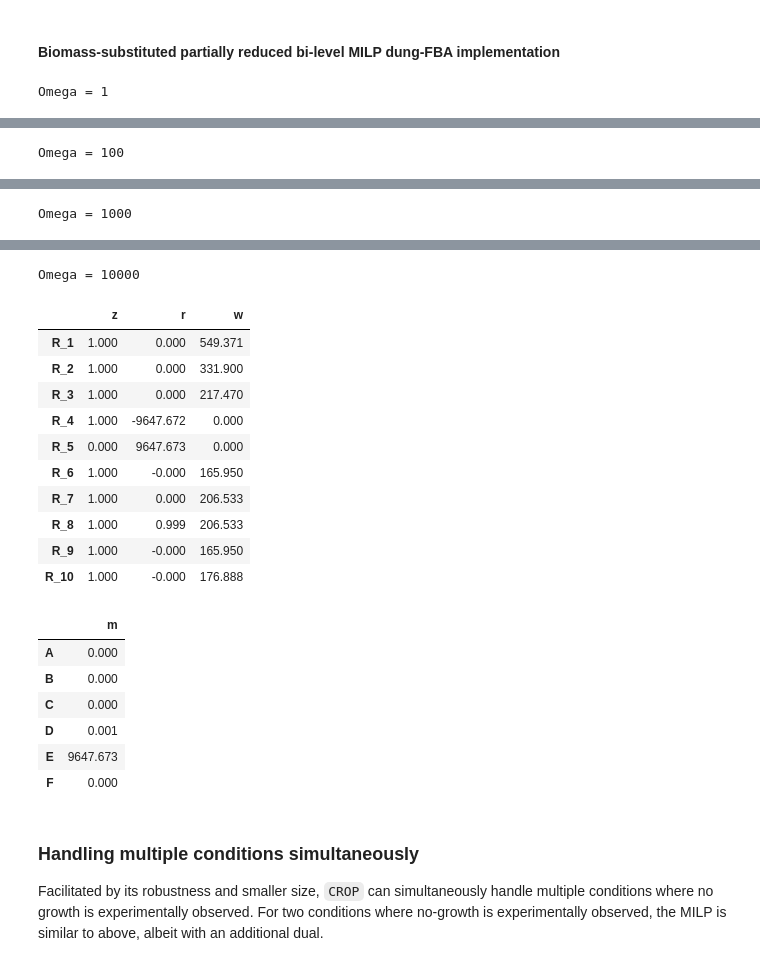
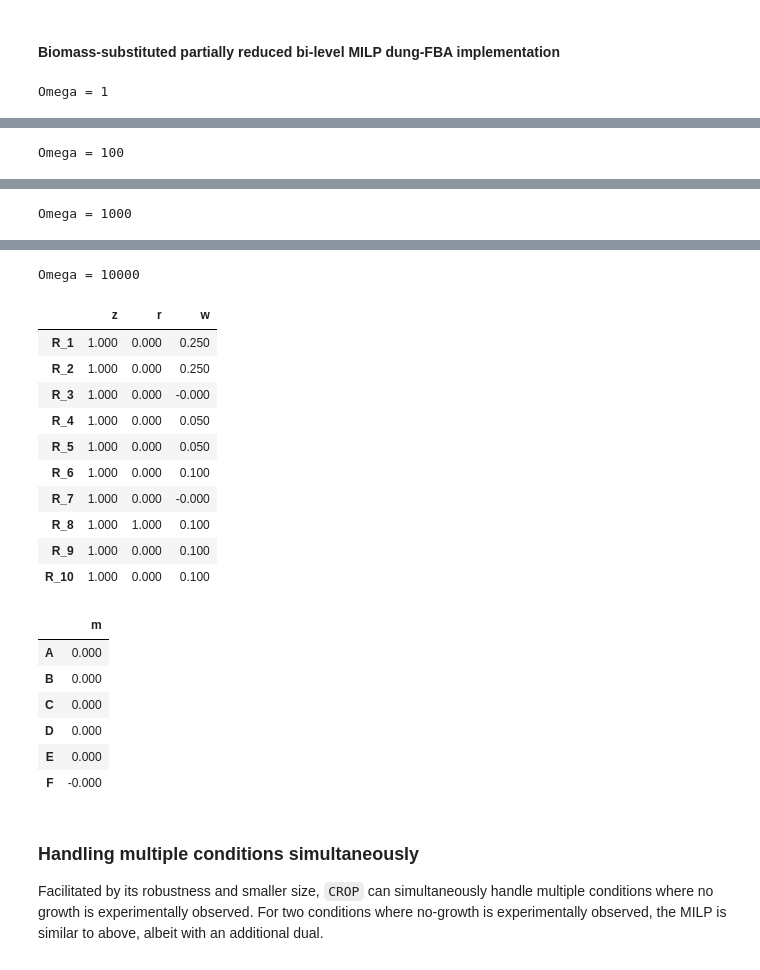
Before and after one commit to pnnl-predictive-phenomics/crop, a Jupyter notebook: docs/notebook/CROP.ipynb, the cells around one changed output, grey strips where cells are left out. Drawn from its saved outputs; the diff is of its cells as text; code cells hidden in the pictures.

```diff
--- a/docs/notebook/CROP.ipynb
+++ b/docs/notebook/CROP.ipynb
@@ -386,7 +383,7 @@ $$\begin{array}{lll}
 # %% [markdown]
 #### LP dung-FBA implementation ####
 # %%
-S = fullS.loc[internal_mets].as_matrix()
+S = fullS.loc[internal_mets].values
 
 nmets,nrxns = S.shape
 v = Variable(nrxns)
@@ -394,10 +391,10 @@ biomass= 7
 
 dung_fba_lp = Problem(
     Maximize( v[biomass] ),
-        [    S*v  == 0,
+        [    S@v  == 0,
              0 <= v,
             v[biomass]  <= 1])
-dung_fba_lp.solve()
+dung_fba_lp.solve(solver=cvxpy.SCIPY)
 display(pd.DataFrame( v.value, index=rxns, columns=['v']))
 # %% [output]
 |  | v |
@@ -655,20 +652,20 @@ Omega   = 1000.0
 w = Variable(nrxns)
 m = Variable(nmets)
 r = Variable(nrxns)
-z = Bool(nrxns)
+z = Variable(nrxns, boolean=True)
 
 dung_fba_partially_reduced = Problem(
-    Minimize( weights.T*(1-z) + B*r[glucose]),
-        [       S.T*m - r       == -c,
-                r[:glucose]     <= Omega*np.eye(glucose)*(1 - z[:glucose]),
+    Minimize( weights.T@(1-z) + B*r[glucose]),
+        [       S.T@m - r       == -c,
+                r[:glucose]     <= Omega*np.eye(glucose)@(1 - z[:glucose]),
                 r[glucose]      >= 0,
-                r[glucose+1:]   <= Omega*np.eye(nrxns - glucose - 1)*(1 - z[glucose + 1:]),
-            S*w             == 0,
+                r[glucose+1:]   <= Omega*np.eye(nrxns - glucose - 1)@(1 - z[glucose + 1:]),
+            S@w             == 0,
             0               <= w,
-            w               <= U*z,
+            w               <= U@z,
             w[biomass]      >= minimal_growth,
             w[ATP]          >= atp_maintenance])
-dung_fba_partially_reduced.solve()
+dung_fba_partially_reduced.solve(solver=cvxpy.SCIPY)
 reactions = pd.DataFrame( z.value, index=rxns, columns=['z'])
 reactions['r'] = pd.Series(np.squeeze(np.asarray(r.value)),index=rxns)
 reactions['w'] = pd.Series(np.squeeze(np.asarray(w.value)),index=rxns)
@@ -728,21 +725,21 @@ weights = np.ones(nrxns)*0.5
 w = Variable(nrxns)
 m = Variable(nmets)
 r = Variable(nrxns)
-z = Bool(nrxns)
+z = Variable(nrxns, boolean=True)
 
 for Omega in [1,100,1000,10000]:
     dung_fba_partially_reduced_biomass = Problem(
-        Minimize( weights.T*(1 - z) + B*r[biomass]),
-        [       S.T*m - r       == -c,
-                r[:biomass]     <= Omega*np.eye(biomass)*(1 - z[:biomass]),
+        Minimize( weights.T@(1 - z) + B*r[biomass]),
+        [       S.T@m - r       == -c,
+                r[:biomass]     <= Omega*np.eye(biomass)@(1 - z[:biomass]),
                 r[biomass]      >= 0,
-                r[biomass + 1:] <= Omega*np.eye(nrxns - biomass - 1)*(1 - z[biomass + 1:]),
-            S*w         == 0,
+                r[biomass + 1:] <= Omega*np.eye(nrxns - biomass - 1)@(1 - z[biomass + 1:]),
+            S@w         == 0,
             0           <= w,
-            w           <= U*z,
+            w           <= U@z,
             w[biomass]  >= minimal_growth,
             w[ATP]      >= atp_maintenance])
-    dung_fba_partially_reduced_biomass.solve()
+    dung_fba_partially_reduced_biomass.solve(solver=cvxpy.SCIPY)
     reactions = pd.DataFrame( z.value, index=rxns, columns=['z'])
     reactions['r'] = pd.Series(np.squeeze(np.asarray(r.value)),index=rxns)
     reactions['w'] = pd.Series(np.squeeze(np.asarray(w.value)),index=rxns)
@@ -811,22 +808,22 @@ Omega = 1000
 Omega = 10000
 |  | z | r | w |
-| R_1 | 1.000 | 0.000 | 549.371 |
-| R_2 | 1.000 | 0.000 | 331.900 |
-| R_3 | 1.000 | 0.000 | 217.470 |
-| R_4 | 1.000 | -9647.672 | 0.000 |
-| R_5 | 0.000 | 9647.673 | 0.000 |
-| R_6 | 1.000 | -0.000 | 165.950 |
-| R_7 | 1.000 | 0.000 | 206.533 |
-| R_8 | 1.000 | 0.999 | 206.533 |
-| R_9 | 1.000 | -0.000 | 165.950 |
-| R_10 | 1.000 | -0.000 | 176.888 |
+| R_1 | 1.000 | 0.000 | 0.250 |
+| R_2 | 1.000 | 0.000 | 0.250 |
+| R_3 | 1.000 | 0.000 | -0.000 |
+| R_4 | 1.000 | 0.000 | 0.050 |
+| R_5 | 1.000 | 0.000 | 0.050 |
+| R_6 | 1.000 | 0.000 | 0.100 |
+| R_7 | 1.000 | 0.000 | -0.000 |
+| R_8 | 1.000 | 1.000 | 0.100 |
+| R_9 | 1.000 | 0.000 | 0.100 |
+| R_10 | 1.000 | 0.000 | 0.100 |
 |  | m |
 | A | 0.000 |
 | B | 0.000 |
 | C | 0.000 |
-| D | 0.001 |
-| E | 9647.673 |
-| F | 0.000 |
+| D | 0.000 |
+| E | 0.000 |
+| F | -0.000 |
 # %% [markdown]
 ### Handling multiple conditions simultaneously ###
 
```
Also changed, not shown: parts of 15 cells of this notebook, 2 other files.
